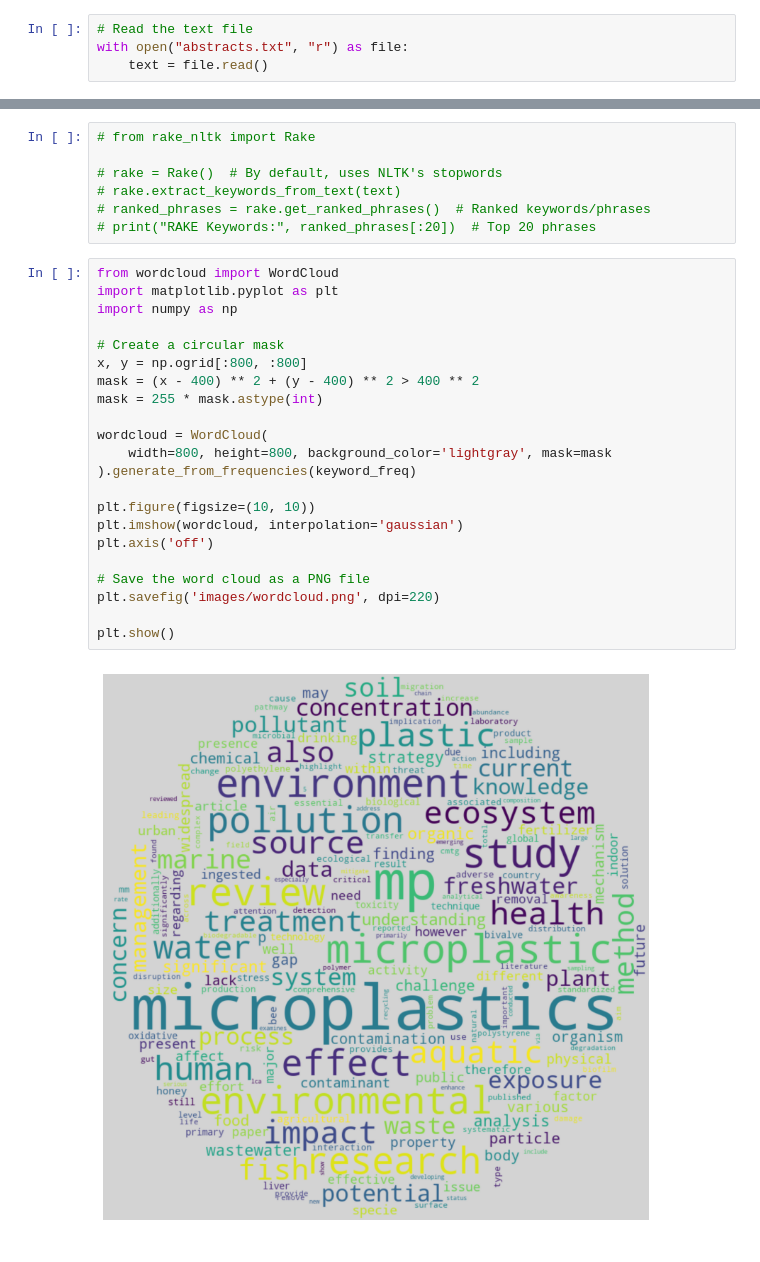
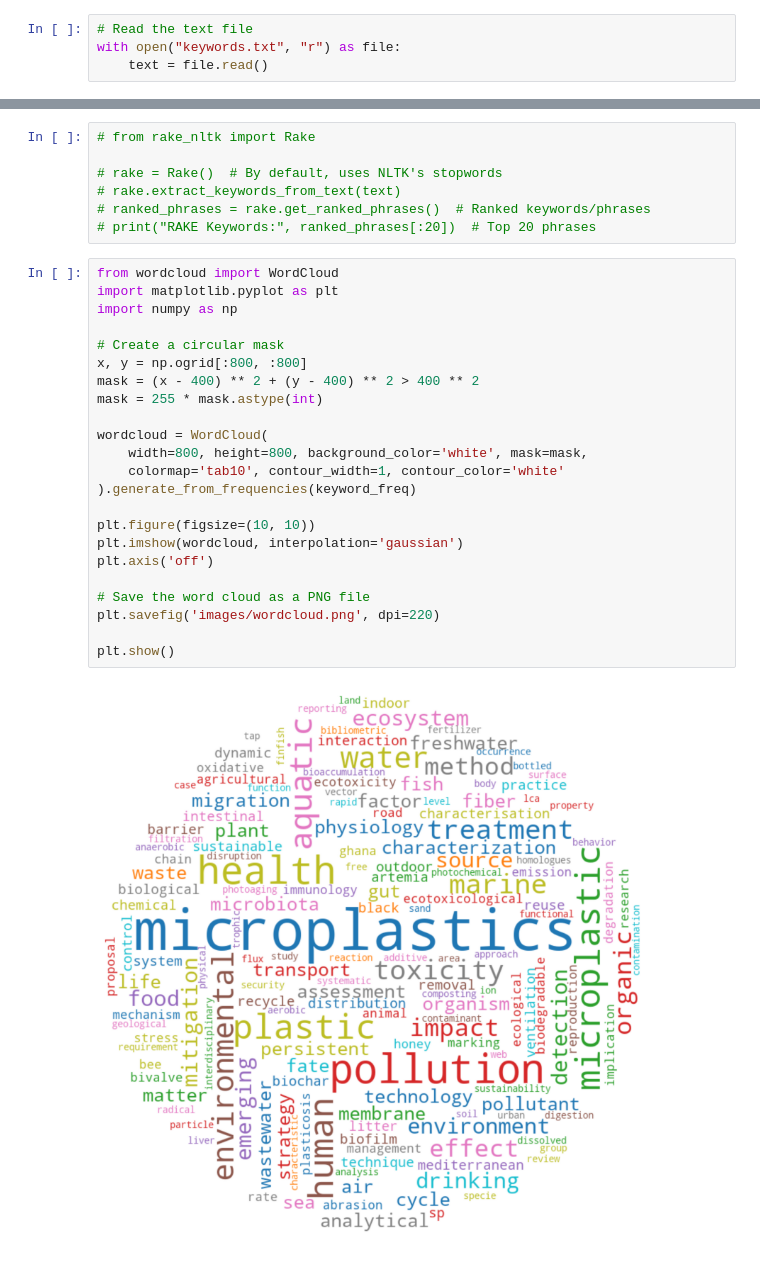
Before and after one commit to awnonbhowmik/MP_CSR, a Jupyter notebook: main.ipynb, the cells around one changed output, grey strips where cells are left out. Drawn from its saved outputs; the diff is of its cells as text.

Commit message:
Required images generated

```diff
--- a/main.ipynb
+++ b/main.ipynb
@@ -99,7 +99,7 @@ plt.show()
 [figure]
 # %%
 # Read the text file
-with open("abstracts.txt", "r") as file:
+with open("keywords.txt", "r") as file:
     text = file.read()
 # %%
 import nltk
@@ -174,24 +174,25 @@ Top Keywords: [('microplastics', 138), ('mp', 99), ('study', 48), ('microplastic
 # %%
 from wordcloud import WordCloud
 import matplotlib.pyplot as plt
 import numpy as np
 
 # Create a circular mask
 x, y = np.ogrid[:800, :800]
 mask = (x - 400) ** 2 + (y - 400) ** 2 > 400 ** 2
 mask = 255 * mask.astype(int)
 
 wordcloud = WordCloud(
-    width=800, height=800, background_color='lightgray', mask=mask
+    width=800, height=800, background_color='white', mask=mask,
+    colormap='tab10', contour_width=1, contour_color='white'
 ).generate_from_frequencies(keyword_freq)
 
 plt.figure(figsize=(10, 10))
 plt.imshow(wordcloud, interpolation='gaussian')
 plt.axis('off')
 
 # Save the word cloud as a PNG file
 plt.savefig('images/wordcloud.png', dpi=220)
 
 plt.show()
 # %% [output]
-[figure, old version]
+[figure, new version]
```
Also changed, not shown: parts of 3 cells of this notebook, 5 other files.
